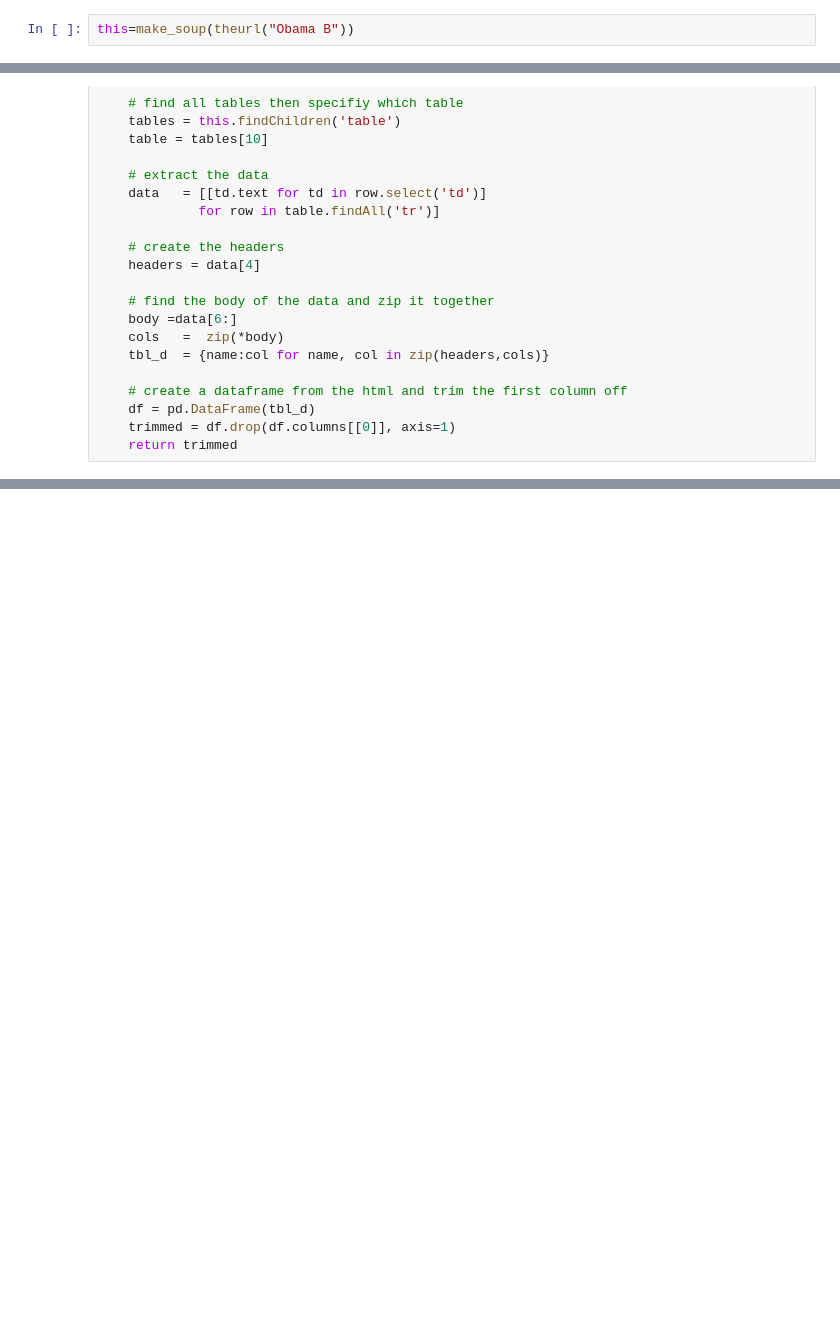
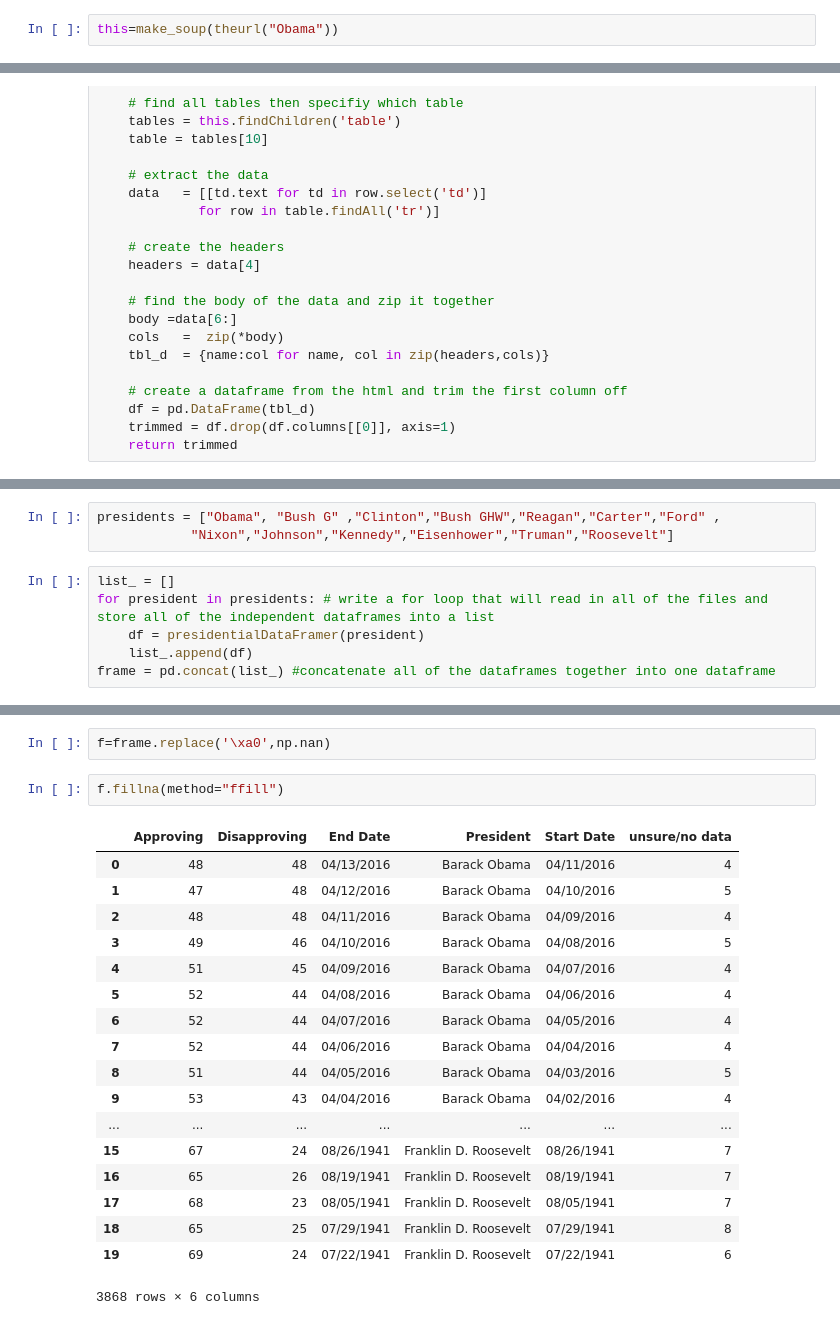
Before and after one commit to jcbain/celeb_baby_names, a Jupyter notebook: presidentialApprovalScraper.ipynb, the cells around one changed output, grey strips where cells are left out. Cells and saved outputs as stored; diff of their text form; blank space fills up the shorter version.

Commit message:
combine all presidential data frames

```diff
--- a/presidentialApprovalScraper.ipynb
+++ b/presidentialApprovalScraper.ipynb
@@ -20,7 +30,7 @@ def make_soup(url):
     soup=BeautifulSoup(response.content,"lxml")
     return soup
 # %%
-this=make_soup(theurl("Obama B"))
+this=make_soup(theurl("Obama"))
 # %%
 tables = this.findChildren('table')
 # %%
@@ -106,0 +121,9 @@ clint
+# %%
+presidents = ["Obama", "Bush G" ,"Clinton","Bush GHW","Reagan","Carter","Ford" ,
+            "Nixon","Johnson","Kennedy","Eisenhower","Truman","Roosevelt"]
+# %%
+list_ = []
+for president in presidents: # write a for loop that will read in all of the files and store all of the independent dataframes into a list
+    df = presidentialDataFramer(president)
+    list_.append(df)
+frame = pd.concat(list_) #concatenate all of the dataframes together into one dataframe
@@ -106,0 +141,23 @@ clint
+# %%
+f=frame.replace('\xa0',np.nan)
+# %%
+f.fillna(method="ffill")
+# %% [output]
+|  | Approving | Disapproving | End Date | President | Start Date | unsure/no data |
+| 0 | 48 | 48 | 04/13/2016 | Barack Obama | 04/11/2016 | 4 |
+| 1 | 47 | 48 | 04/12/2016 | Barack Obama | 04/10/2016 | 5 |
+| 2 | 48 | 48 | 04/11/2016 | Barack Obama | 04/09/2016 | 4 |
+| 3 | 49 | 46 | 04/10/2016 | Barack Obama | 04/08/2016 | 5 |
+| 4 | 51 | 45 | 04/09/2016 | Barack Obama | 04/07/2016 | 4 |
+| 5 | 52 | 44 | 04/08/2016 | Barack Obama | 04/06/2016 | 4 |
+| 6 | 52 | 44 | 04/07/2016 | Barack Obama | 04/05/2016 | 4 |
+| 7 | 52 | 44 | 04/06/2016 | Barack Obama | 04/04/2016 | 4 |
+| 8 | 51 | 44 | 04/05/2016 | Barack Obama | 04/03/2016 | 5 |
+| 9 | 53 | 43 | 04/04/2016 | Barack Obama | 04/02/2016 | 4 |
+| ... | ... | ... | ... | ... | ... | ... |
+| 15 | 67 | 24 | 08/26/1941 | Franklin D. Roosevelt | 08/26/1941 | 7 |
+| 16 | 65 | 26 | 08/19/1941 | Franklin D. Roosevelt | 08/19/1941 | 7 |
+| 17 | 68 | 23 | 08/05/1941 | Franklin D. Roosevelt | 08/05/1941 | 7 |
+| 18 | 65 | 25 | 07/29/1941 | Franklin D. Roosevelt | 07/29/1941 | 8 |
+| 19 | 69 | 24 | 07/22/1941 | Franklin D. Roosevelt | 07/22/1941 | 6 |
+3868 rows × 6 columns
```
Also changed, not shown: parts of 7 cells of this notebook.
